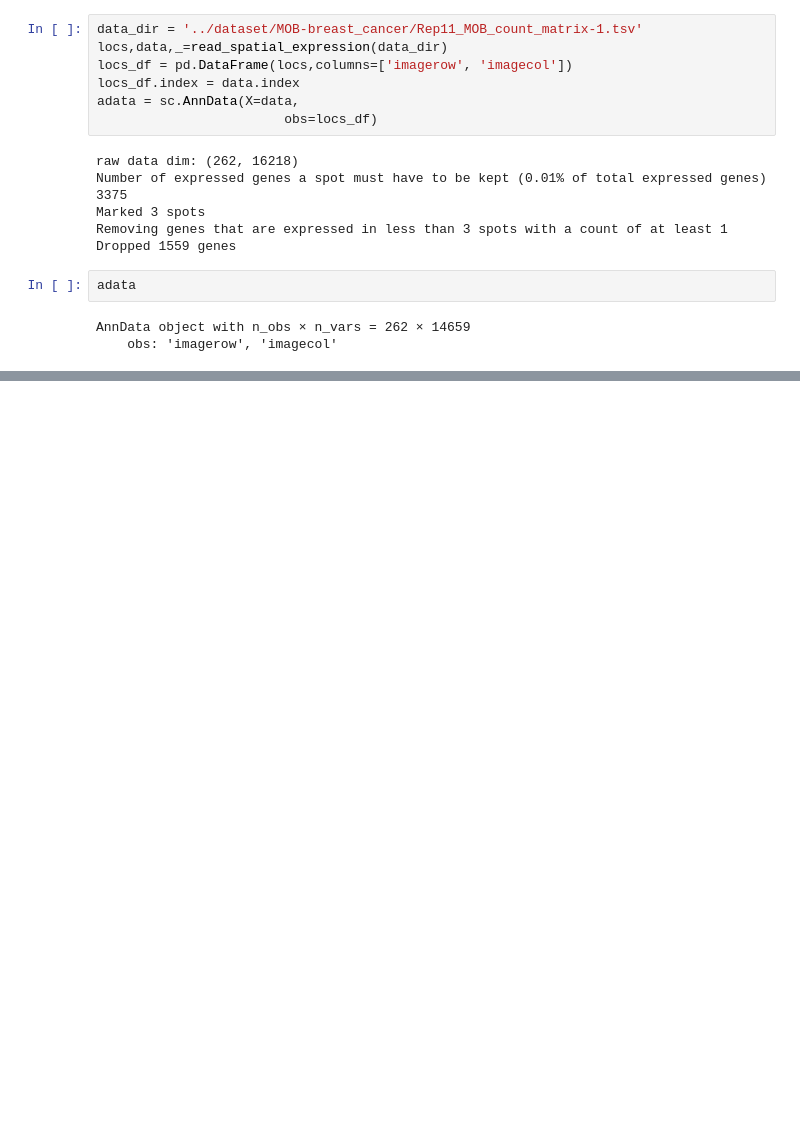
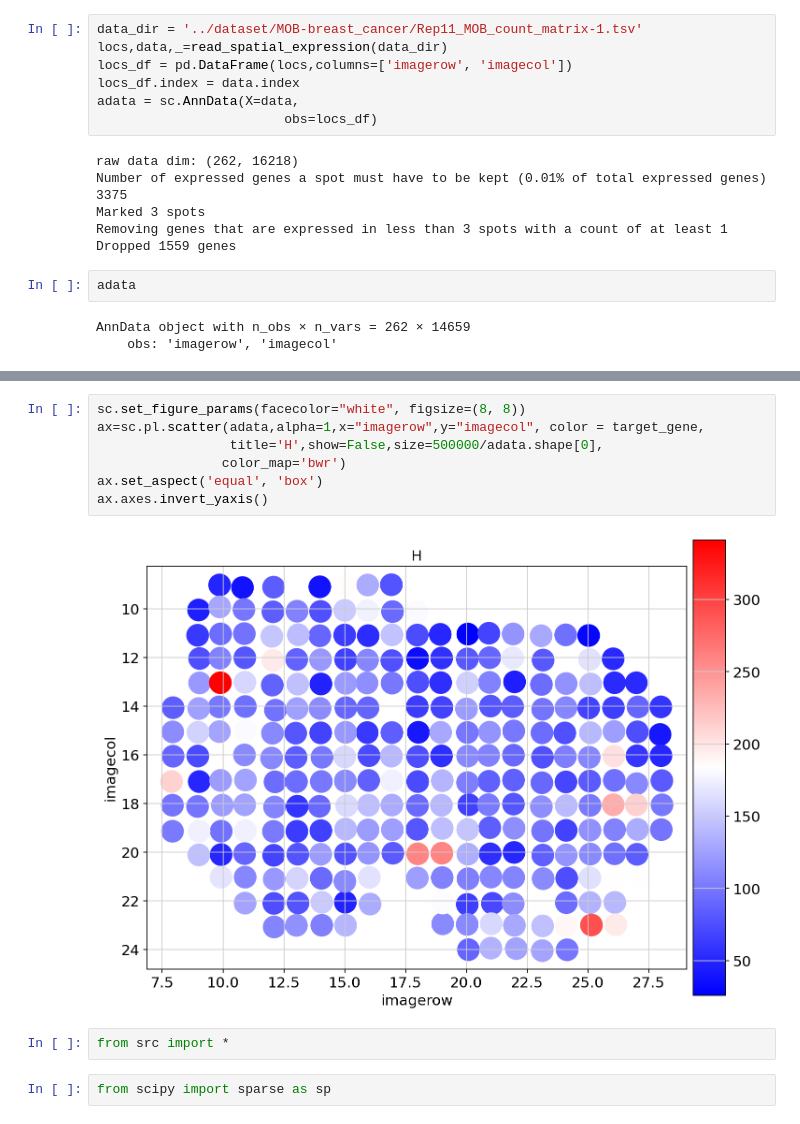
Before and after one commit to Khadaq2001/HMRF, a Jupyter notebook: test.ipynb, the cells around one changed output, grey strips where cells are left out. Saved outputs shown, nothing was run; the diff lists cells and outputs as text; blank space fills up the shorter version.

```diff
--- a/test.ipynb
+++ b/test.ipynb
@@ -83,0 +100,13 @@ AnnData object with n_obs × n_vars = 262 × 14659
+# %%
+sc.set_figure_params(facecolor="white", figsize=(8, 8))
+ax=sc.pl.scatter(adata,alpha=1,x="imagerow",y="imagecol", color = target_gene,
+                 title='H',show=False,size=500000/adata.shape[0],
+                color_map='bwr')
+ax.set_aspect('equal', 'box')
+ax.axes.invert_yaxis()
+# %% [output]
+[figure, added]
+# %%
+from src import *
+# %%
+from scipy import sparse as sp
```
Also changed, not shown: parts of 12 cells of this notebook, 5 other files.
